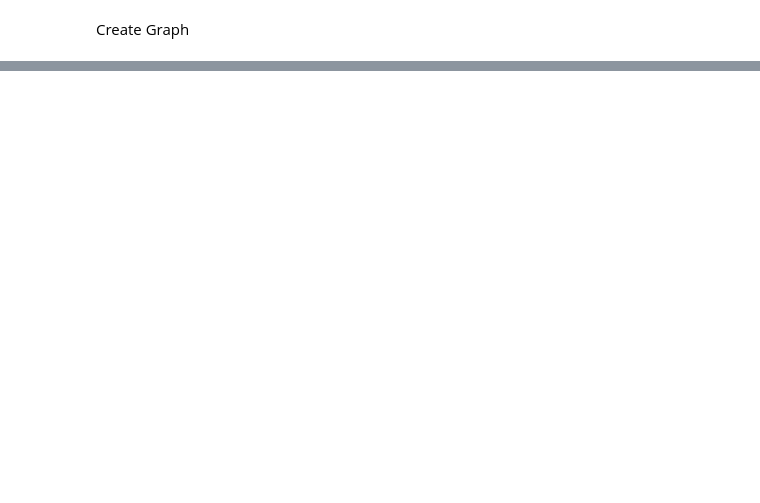
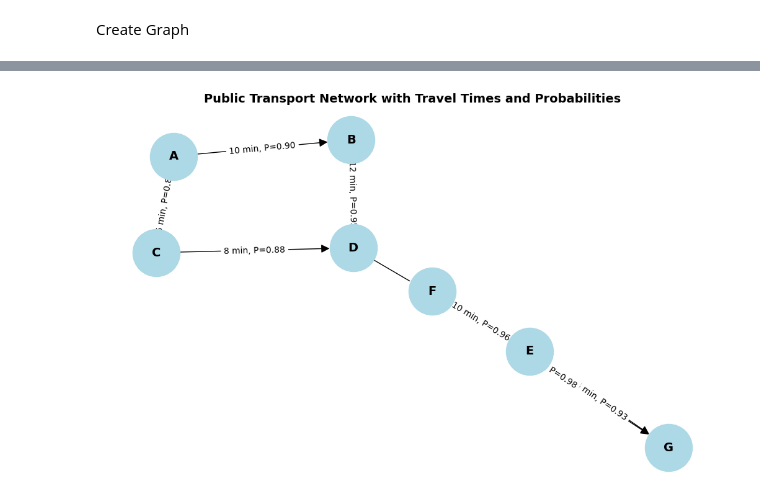
Before and after one commit to PaulinaHeine/BackupTravelPlanning, a Jupyter notebook: Code/Aktuell_Ina_A_star_Fast.ipynb, the cells around one changed output, grey strips where cells are left out. Saved outputs shown, nothing was run; the diff lists cells and outputs as text; code cells hidden in the pictures; blank space fills up the shorter version.

```diff
--- a/Code/Aktuell_Ina_A_star_Fast.ipynb
+++ b/Code/Aktuell_Ina_A_star_Fast.ipynb
@@ -836,0 +979,48 @@ len(calendar)
+# %%
+import networkx as nx
+import matplotlib.pyplot as plt
+import random
+
+# Erstelle einen gerichteten Graphen für das Transportnetzwerk
+G = nx.DiGraph()
+
+# Definiere Knoten (Haltestellen)
+stops = ["A", "B", "C", "D", "E", "F", "G"]
+
+# Definiere Kanten mit Reisezeiten, Verzögerungen und Wahrscheinlichkeiten
+edges = [
+    ("A", "B", {"scheduled_time": 10, "delay_variance": 3, "probability": 0.9, "departure_times": [8, 9, 10, 14, 18]}),
+    ("A", "C", {"scheduled_time": 15, "delay_variance": 5, "probability": 0.85, "departure_times": [7, 11, 15, 19]}),
+    ("B", "D", {"scheduled_time": 12, "delay_variance": 4, "probability": 0.95, "departure_times": [9, 13, 17]}),
+    ("C", "D", {"scheduled_time": 8, "delay_variance": 2, "probability": 0.88, "departure_times": [8, 12, 16, 20]}),
+    ("D", "E", {"scheduled_time": 20, "delay_variance": 6, "probability": 0.92, "departure_times": [6, 10, 14, 18]}),
+    ("E", "F", {"scheduled_time": 10, "delay_variance": 3, "probability": 0.96, "departure_times": [7, 11, 15, 19]}),
+    ("E", "G", {"scheduled_time": 14, "delay_variance": 4, "probability": 0.93, "departure_times": [6, 9, 12, 15, 18]}),
+    ("F", "G", {"scheduled_time": 6, "delay_variance": 2, "probability": 0.98, "departure_times": [8, 12, 16, 20]}),
+]
+
+# Knoten hinzufügen
+G.add_nodes_from(stops)
+
+# Kanten mit Attributen hinzufügen
+for u, v, data in edges:
+    G.add_edge(u, v, **data)
+
+# Zufällige Verzögerung simulieren
+def get_actual_travel_time(edge_data):
+    return edge_data["scheduled_time"] + random.uniform(0, edge_data["delay_variance"])
+
+# Graph visualisieren
+plt.figure(figsize=(10, 6))
+pos = nx.spring_layout(G, seed=42)
+nx.draw(G, pos, with_labels=True, node_size=3000, node_color="lightblue",
+        edge_color="black", font_size=14, font_weight="bold", arrows=True, arrowsize=20)
+
+# Reisezeiten als Labels anzeigen
+edge_labels = {(u, v): f"{data['scheduled_time']} min, P={data['probability']:.2f}" for u, v, data in G.edges(data=True)}
+nx.draw_networkx_edge_labels(G, pos, edge_labels=edge_labels, font_size=10)
+
+plt.title("Public Transport Network with Travel Times and Probabilities", fontsize=14, fontweight="bold")
+plt.show()
+# %% [output]
+[figure, added]
```
Also changed, not shown: parts of 76 cells of this notebook.
